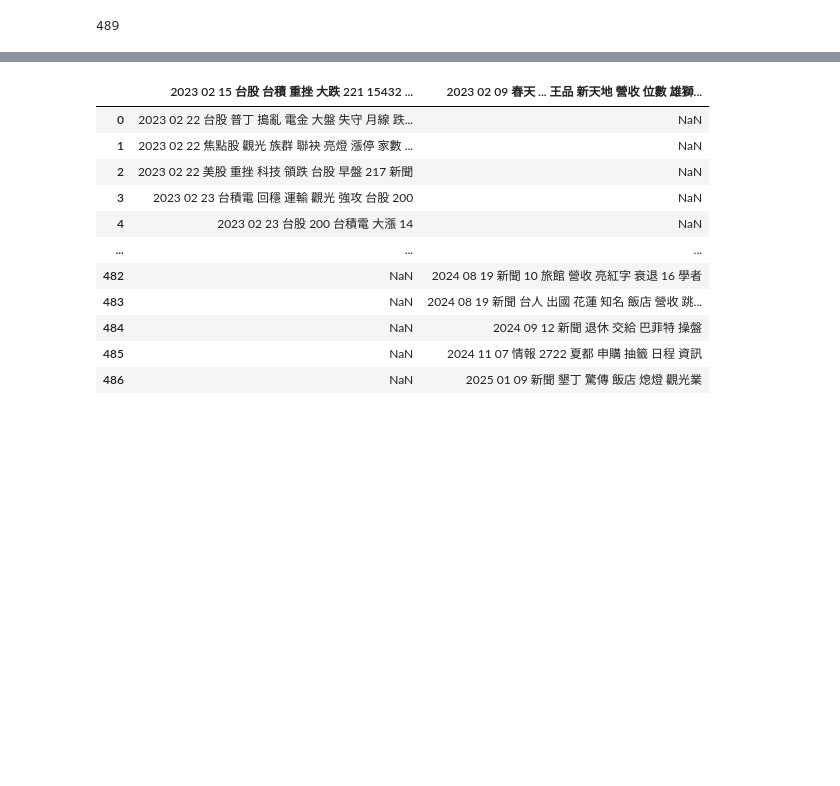
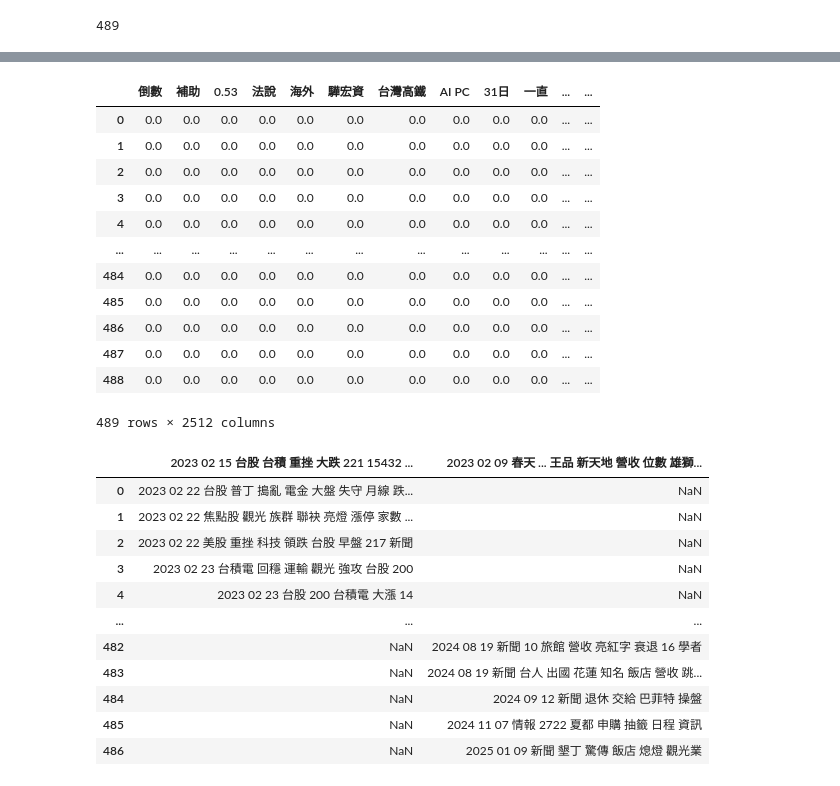
Before and after one commit to Bryant-Liu-TzuYang/BDA-Team-Cospace, a Jupyter notebook: shiadu_cutandlearn.ipynb, the cells around one changed output, grey strips where cells are left out. Cells and saved outputs as stored; diff of their text form; code cells hidden in the pictures; blank space fills up the shorter version.

```diff
--- a/shiadu_cutandlearn.ipynb
+++ b/shiadu_cutandlearn.ipynb
@@ -426,3 +836,22 @@ pd.DataFrame(X.toarray(),columns=termset)
+# %%
+vectorizer = TfidfVectorizer(vocabulary=All_term, use_idf=True, smooth_idf=True)
+All_X = vectorizer.fit_transform(content)
+sparse.save_npz('2722_Allmodel.npz', All_X)
+pd.DataFrame(All_X.toarray(),columns=All_term)
+# %% [output]
+|  | 倒數 | 補助 | 0.53 | 法說 | 海外 | 驊宏資 | 台灣高鐵 | AI PC | 31日 | 一直 | ... | ... |
+| 0 | 0.0 | 0.0 | 0.0 | 0.0 | 0.0 | 0.0 | 0.0 | 0.0 | 0.0 | 0.0 | ... | ... |
+| 1 | 0.0 | 0.0 | 0.0 | 0.0 | 0.0 | 0.0 | 0.0 | 0.0 | 0.0 | 0.0 | ... | ... |
+| 2 | 0.0 | 0.0 | 0.0 | 0.0 | 0.0 | 0.0 | 0.0 | 0.0 | 0.0 | 0.0 | ... | ... |
+| 3 | 0.0 | 0.0 | 0.0 | 0.0 | 0.0 | 0.0 | 0.0 | 0.0 | 0.0 | 0.0 | ... | ... |
+| 4 | 0.0 | 0.0 | 0.0 | 0.0 | 0.0 | 0.0 | 0.0 | 0.0 | 0.0 | 0.0 | ... | ... |
+| ... | ... | ... | ... | ... | ... | ... | ... | ... | ... | ... | ... | ... |
+| 484 | 0.0 | 0.0 | 0.0 | 0.0 | 0.0 | 0.0 | 0.0 | 0.0 | 0.0 | 0.0 | ... | ... |
+| 485 | 0.0 | 0.0 | 0.0 | 0.0 | 0.0 | 0.0 | 0.0 | 0.0 | 0.0 | 0.0 | ... | ... |
+| 486 | 0.0 | 0.0 | 0.0 | 0.0 | 0.0 | 0.0 | 0.0 | 0.0 | 0.0 | 0.0 | ... | ... |
+| 487 | 0.0 | 0.0 | 0.0 | 0.0 | 0.0 | 0.0 | 0.0 | 0.0 | 0.0 | 0.0 | ... | ... |
+| 488 | 0.0 | 0.0 | 0.0 | 0.0 | 0.0 | 0.0 | 0.0 | 0.0 | 0.0 | 0.0 | ... | ... |
+489 rows × 2512 columns
 # %%
 bull = pd.read_csv('bull_cut_ok.csv')
 bear = pd.read_csv('bear_cut_ok.csv')
```
Also changed, not shown: parts of 56 cells of this notebook, 1 other file.
